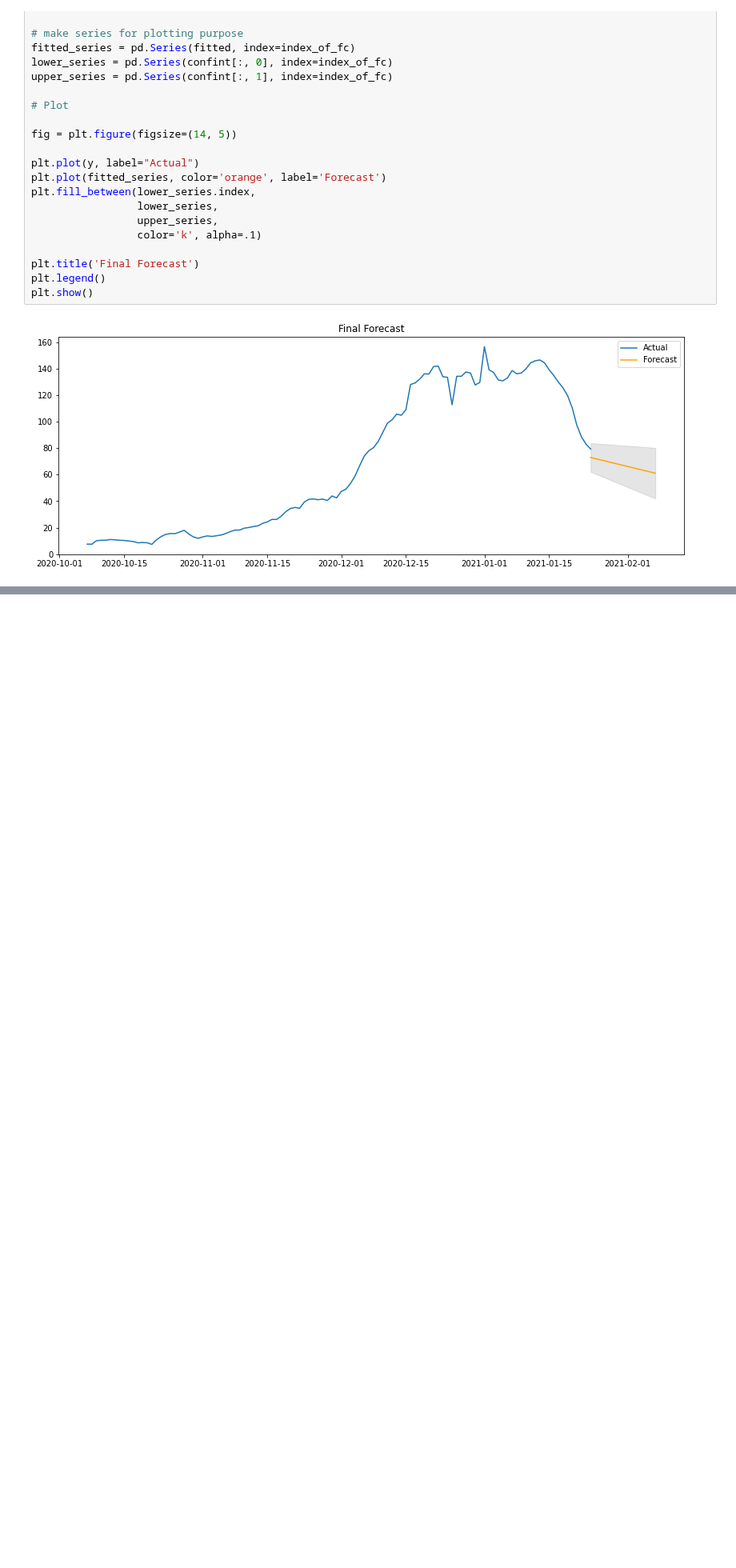
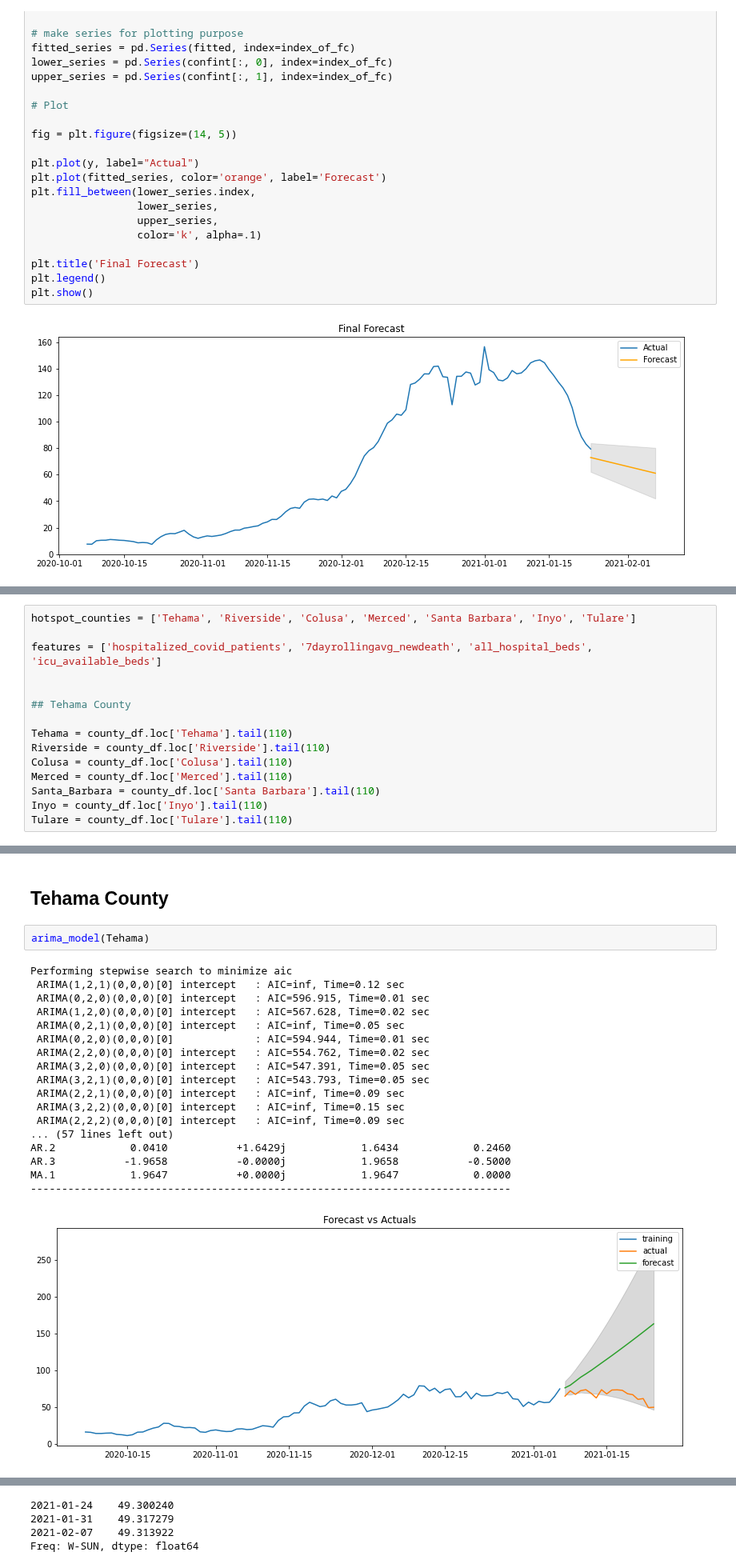
Before and after one commit to lettywu/COVID-19-vaccinations, a Jupyter notebook: alyssia/ARIMA_model.ipynb, the cells around one changed output, grey strips where cells are left out. Shown at 80% size. Saved outputs shown, nothing was run; the diff lists cells and outputs as text; blank space fills up the shorter version.

```diff
--- a/alyssia/ARIMA_model.ipynb
+++ b/alyssia/ARIMA_model.ipynb
@@ -366,0 +371,15 @@ plt.show()
+# %%
+hotspot_counties = ['Tehama', 'Riverside', 'Colusa', 'Merced', 'Santa Barbara', 'Inyo', 'Tulare']
+
+features = ['hospitalized_covid_patients', '7dayrollingavg_newdeath', 'all_hospital_beds', 'icu_available_beds']
+
+
+## Tehama County
+
+Tehama = county_df.loc['Tehama'].tail(110)
+Riverside = county_df.loc['Riverside'].tail(110)
+Colusa = county_df.loc['Colusa'].tail(110)
+Merced = county_df.loc['Merced'].tail(110)
+Santa_Barbara = county_df.loc['Santa Barbara'].tail(110)
+Inyo = county_df.loc['Inyo'].tail(110)
+Tulare = county_df.loc['Tulare'].tail(110)
@@ -366,0 +477,23 @@ plt.show()
+# %% [markdown]
+## Tehama County
+# %%
+arima_model(Tehama)
+# %% [output]
+Performing stepwise search to minimize aic
+ ARIMA(1,2,1)(0,0,0)[0] intercept   : AIC=inf, Time=0.12 sec
+ ARIMA(0,2,0)(0,0,0)[0] intercept   : AIC=596.915, Time=0.01 sec
+ ARIMA(1,2,0)(0,0,0)[0] intercept   : AIC=567.628, Time=0.02 sec
+ ARIMA(0,2,1)(0,0,0)[0] intercept   : AIC=inf, Time=0.05 sec
+ ARIMA(0,2,0)(0,0,0)[0]             : AIC=594.944, Time=0.01 sec
+ ARIMA(2,2,0)(0,0,0)[0] intercept   : AIC=554.762, Time=0.02 sec
+ ARIMA(3,2,0)(0,0,0)[0] intercept   : AIC=547.391, Time=0.05 sec
+ ARIMA(3,2,1)(0,0,0)[0] intercept   : AIC=543.793, Time=0.05 sec
+ ARIMA(2,2,1)(0,0,0)[0] intercept   : AIC=inf, Time=0.09 sec
+ ARIMA(3,2,2)(0,0,0)[0] intercept   : AIC=inf, Time=0.15 sec
+ ARIMA(2,2,2)(0,0,0)[0] intercept   : AIC=inf, Time=0.09 sec
+... (57 lines left out)
+AR.2            0.0410           +1.6429j            1.6434            0.2460
+AR.3           -1.9658           -0.0000j            1.9658           -0.5000
+MA.1            1.9647           +0.0000j            1.9647            0.0000
+-----------------------------------------------------------------------------
+[figure, added]
@@ -366,0 +518,4 @@ plt.show()
+2021-01-24    49.300240
+2021-01-31    49.317279
+2021-02-07    49.313922
+Freq: W-SUN, dtype: float64
```
Also changed, not shown: parts of 15 cells of this notebook, 1 other file.
